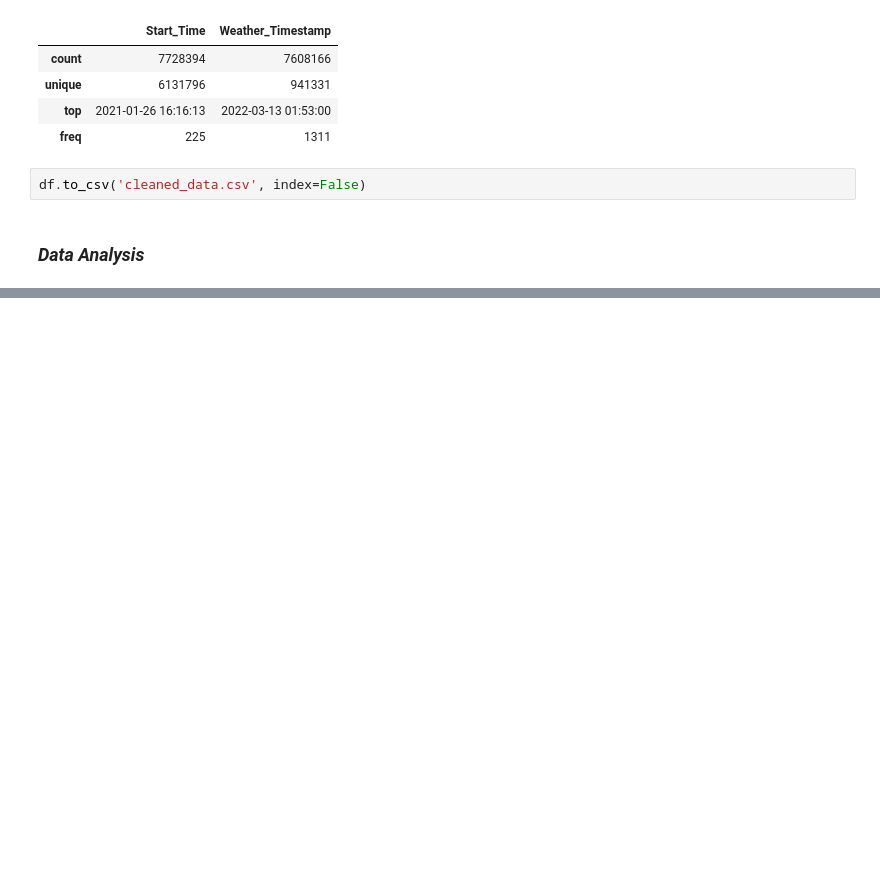
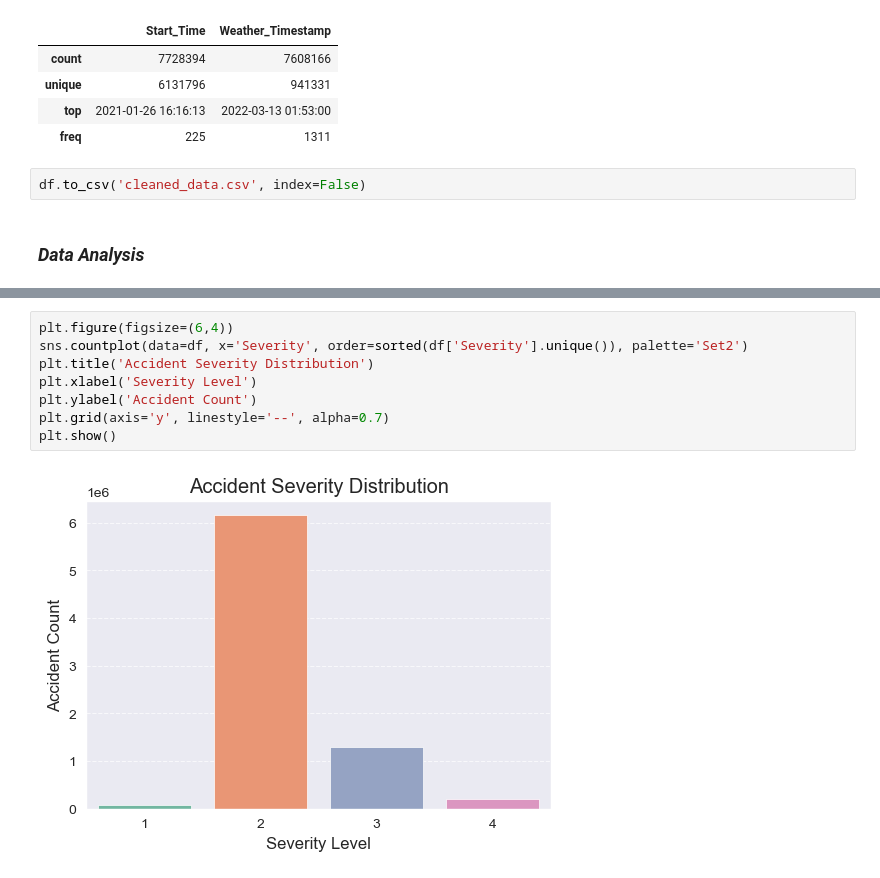
Before and after one commit to niranjan910/US-Accident-Analytics, a Jupyter notebook: US_Accident_analysis_1.ipynb, the cells around one changed output, grey strips where cells are left out. Saved outputs shown, nothing was run; the diff lists cells and outputs as text; blank space fills up the shorter version.

```diff
--- a/US_Accident_analysis_1.ipynb
+++ b/US_Accident_analysis_1.ipynb
@@ -780,0 +815,10 @@ df.to_csv('cleaned_data.csv', index=False)
+# %%
+plt.figure(figsize=(6,4))
+sns.countplot(data=df, x='Severity', order=sorted(df['Severity'].unique()), palette='Set2')
+plt.title('Accident Severity Distribution')
+plt.xlabel('Severity Level')
+plt.ylabel('Accident Count')
+plt.grid(axis='y', linestyle='--', alpha=0.7)
+plt.show()
+# %% [output]
+[figure, added]
```
Also changed, not shown: parts of 41 cells of this notebook.
